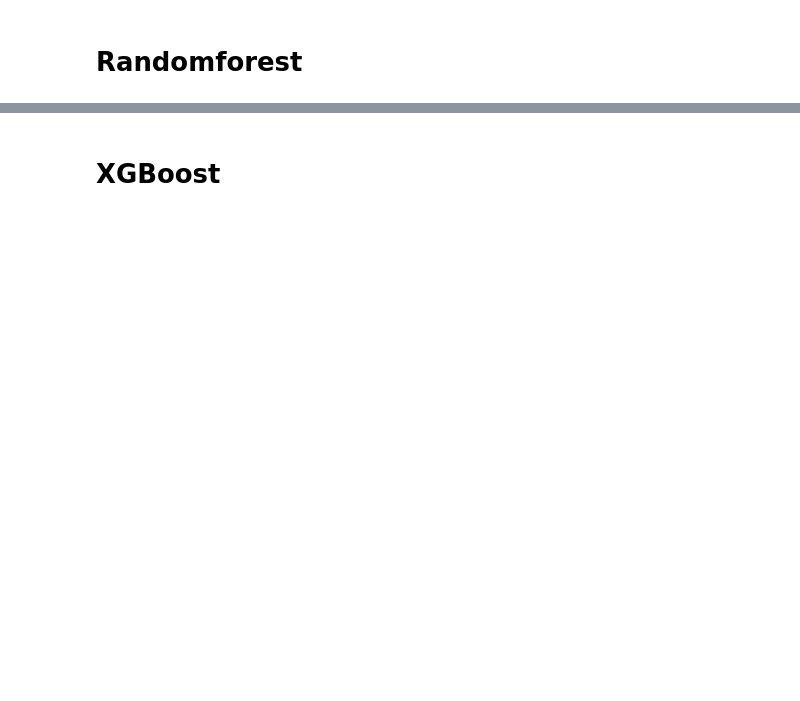
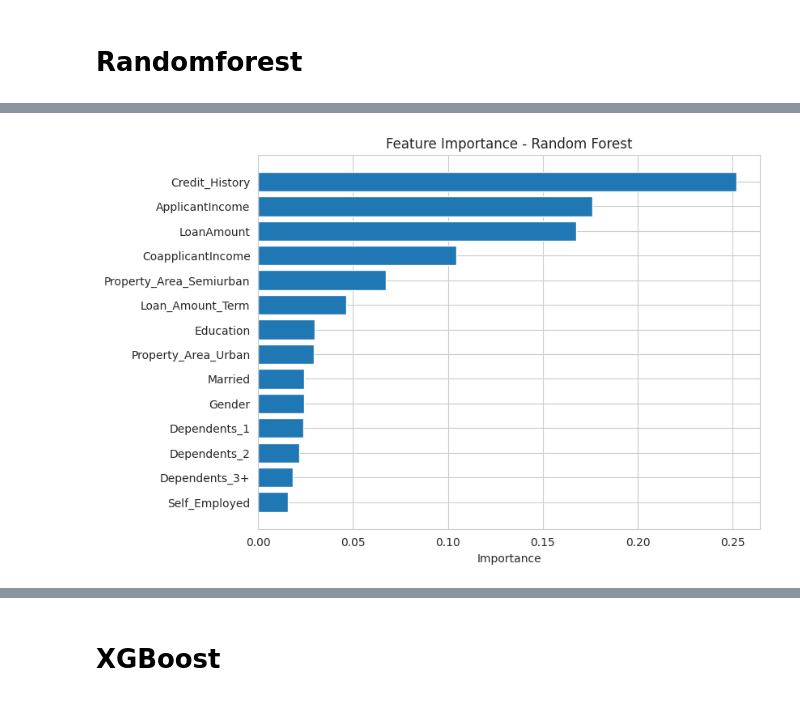
Before and after one commit to heyygauravai/bank-loan-approval-risk-predictor, a Jupyter notebook: Loan_default_prediction.ipynb, the cells around one changed output, grey strips where cells are left out. Cells and saved outputs as stored; diff of their text form; code cells hidden in the pictures; blank space fills up the shorter version.

```diff
--- a/Loan_default_prediction.ipynb
+++ b/Loan_default_prediction.ipynb
@@ -394,0 +369,11 @@ Logistic Regression - Avg Recall: 0.558 (+/- 0.079)
+# %%
+# Defining the pipeline
+
+pipeline_lr = ImbPipeline([
+    ('scaler', StandardScaler()),
+    ('smote', SMOTE(random_state=RANDOM_STATE)),
+    ('model', LogisticRegression(
+        max_iter=1000,
+        random_state=RANDOM_STATE
+    ))
+])
@@ -563,0 +673,7 @@ Fitting 5 folds for each of 54 candidates, totalling 270 fits
+# %%
+best_rf = grid_rf.best_estimator_
+
+Y_pred_best_rf = best_lr.predict(X_test)
+
+print("Accuracy =", accuracy_score(Y_test, Y_pred_best_rf))
+print(classification_report(Y_test, Y_pred_best_rf, target_names=['Rejected (0)', 'Approved (1)']))
@@ -563,0 +690,14 @@ Fitting 5 folds for each of 54 candidates, totalling 270 fits
+# %%
+feature_importance_rf = pd.DataFrame({
+    'Feature' : X_train.columns,
+    'Importance' : best_rf.named_steps['model'].feature_importances_
+})
+
+feature_importance_rf = feature_importance_rf.sort_values(
+    by='Importance',
+    ascending=False
+)
+
+plot_feature_importance(feature_importance_rf, 'Importance', 'Feature Importance - Random Forest')
+# %% [output]
+[figure, added]
```
Also changed, not shown: parts of 32 cells of this notebook.
